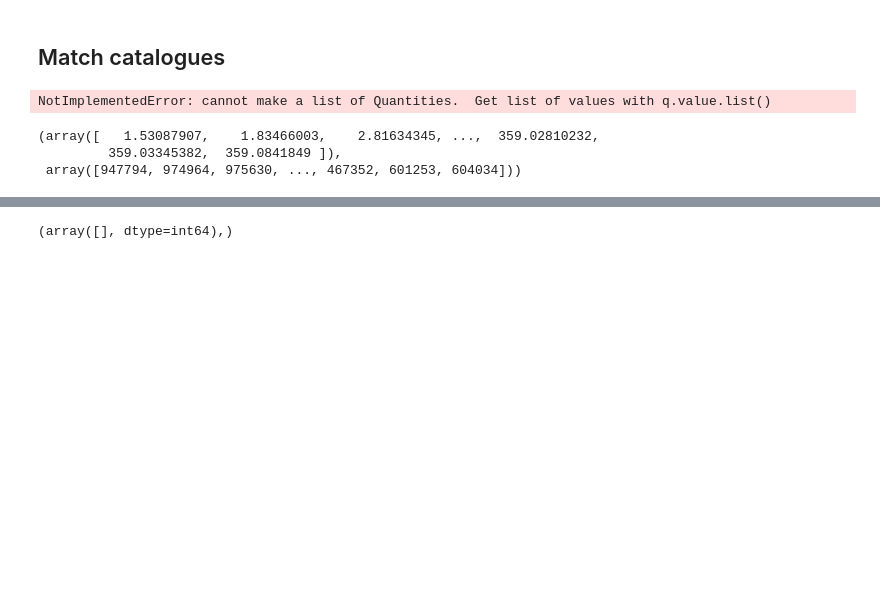
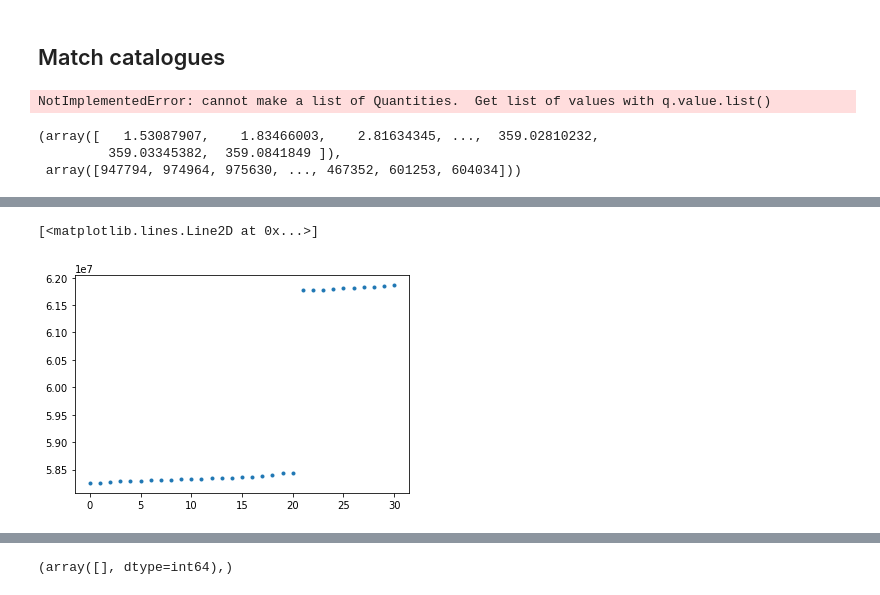
Before and after one commit to shulevski/scratchpad, a Jupyter notebook: notebooks/transients_wTraP.ipynb, the cells around one changed output, grey strips where cells are left out. Drawn from its saved outputs; the diff is of its cells as text; code cells hidden in the pictures; blank space fills up the shorter version.

```diff
--- a/notebooks/transients_wTraP.ipynb
+++ b/notebooks/transients_wTraP.ipynb
@@ -408,0 +544,9 @@ del source_df
+# %%
+data = data.drop(data.index[data.f)int == np.max(data.taustart_ts)])
+# %%
+plt.plot(np.unique(data.freq_eff), ".")
+
+data = data.drop(data.index[np.abs(data.f_int) > 10e6])
+# %% [output]
+[<matplotlib.lines.Line2D at 0x...>]
+[figure, added]
```
Also changed, not shown: parts of 57 cells of this notebook.
